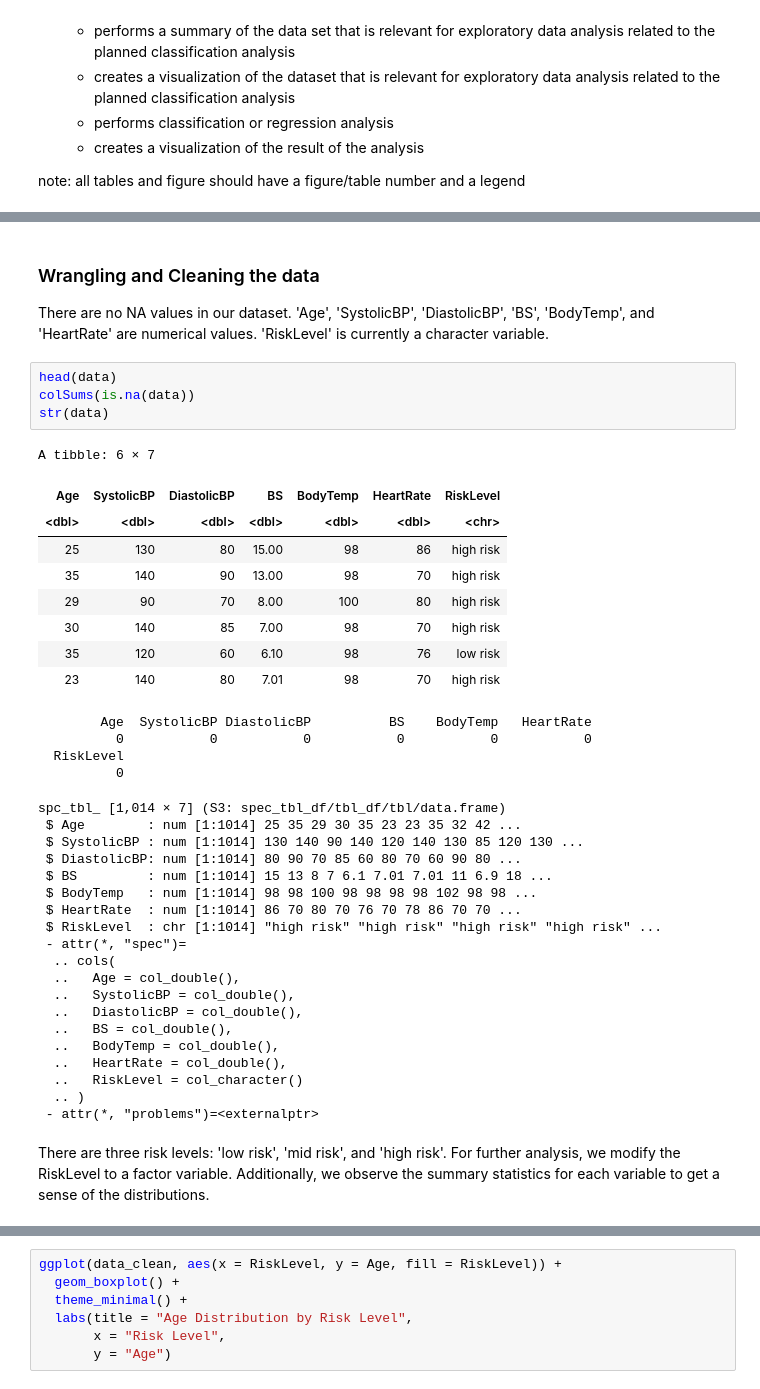
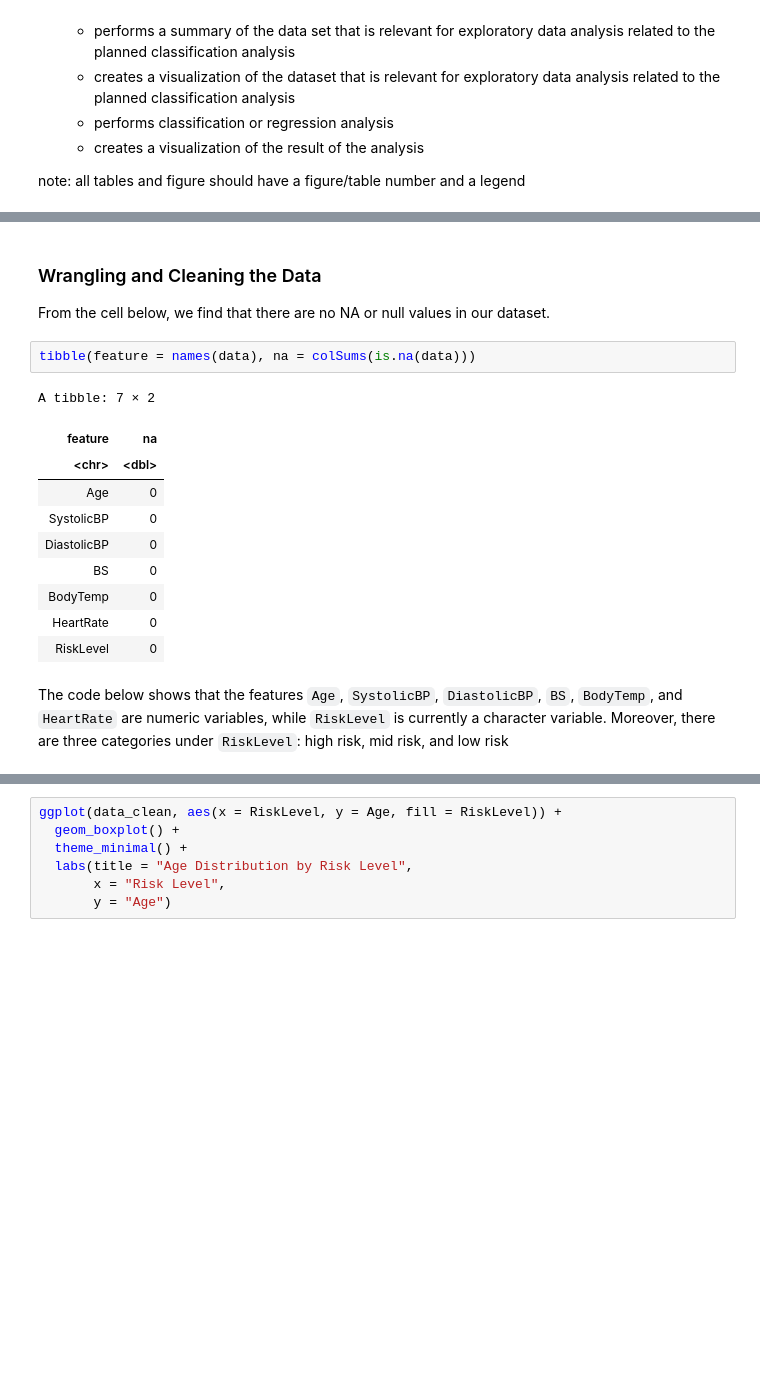
Before and after one commit to DSCI-310-2025/dsci-310-group-03, a Jupyter notebook: data_analysis.ipynb, the cells around one changed output, grey strips where cells are left out. Saved outputs shown, nothing was run; the diff lists cells and outputs as text; blank space fills up the shorter version.

```diff
--- a/data_analysis.ipynb
+++ b/data_analysis.ipynb
@@ -72,42 +95,18 @@ dbl (6): Age, SystolicBP, DiastolicBP, BS, BodyTemp, HeartRate
 # %% [markdown]
-### Wrangling and Cleaning the data
-There are no NA values in our dataset. 'Age', 'SystolicBP', 'DiastolicBP', 'BS', 'BodyTemp', and 'HeartRate' are numerical values. 'RiskLevel' is currently a character variable.
+### Wrangling and Cleaning the Data
+From the cell below, we find that there are no NA or null values in our dataset.
 # %%
-head(data)
-colSums(is.na(data))
-str(data)
+tibble(feature = names(data), na = colSums(is.na(data)))
 # %% [output]
-A tibble: 6 × 7
+A tibble: 7 × 2
-| Age | SystolicBP | DiastolicBP | BS | BodyTemp | HeartRate | RiskLevel |
-| <dbl> | <dbl> | <dbl> | <dbl> | <dbl> | <dbl> | <chr> |
-| 25 | 130 | 80 | 15.00 | 98 | 86 | high risk |
-| 35 | 140 | 90 | 13.00 | 98 | 70 | high risk |
-| 29 | 90 | 70 | 8.00 | 100 | 80 | high risk |
-| 30 | 140 | 85 | 7.00 | 98 | 70 | high risk |
-| 35 | 120 | 60 | 6.10 | 98 | 76 | low risk |
-| 23 | 140 | 80 | 7.01 | 98 | 70 | high risk |
+| feature | na |
+| <chr> | <dbl> |
+| Age | 0 |
+| SystolicBP | 0 |
+| DiastolicBP | 0 |
+| BS | 0 |
+| BodyTemp | 0 |
+| HeartRate | 0 |
+| RiskLevel | 0 |
-        Age  SystolicBP DiastolicBP          BS    BodyTemp   HeartRate
-          0           0           0           0           0           0
-  RiskLevel
-          0
-spc_tbl_ [1,014 × 7] (S3: spec_tbl_df/tbl_df/tbl/data.frame)
- $ Age        : num [1:1014] 25 35 29 30 35 23 23 35 32 42 ...
- $ SystolicBP : num [1:1014] 130 140 90 140 120 140 130 85 120 130 ...
- $ DiastolicBP: num [1:1014] 80 90 70 85 60 80 70 60 90 80 ...
- $ BS         : num [1:1014] 15 13 8 7 6.1 7.01 7.01 11 6.9 18 ...
- $ BodyTemp   : num [1:1014] 98 98 100 98 98 98 98 102 98 98 ...
- $ HeartRate  : num [1:1014] 86 70 80 70 76 70 78 86 70 70 ...
- $ RiskLevel  : chr [1:1014] "high risk" "high risk" "high risk" "high risk" ...
- - attr(*, "spec")=
-  .. cols(
-  ..   Age = col_double(),
-  ..   SystolicBP = col_double(),
-  ..   DiastolicBP = col_double(),
-  ..   BS = col_double(),
-  ..   BodyTemp = col_double(),
-  ..   HeartRate = col_double(),
-  ..   RiskLevel = col_character()
-  .. )
- - attr(*, "problems")=<externalptr>
-# %% [markdown]
-There are three risk levels: 'low risk', 'mid risk', and 'high risk'. For further analysis, we modify the RiskLevel to a factor variable. Additionally, we observe the summary statistics for each variable to get a sense of the distributions.
+# %% [markdown]
+The code below shows that the features `Age`, `SystolicBP`, `DiastolicBP`, `BS`, `BodyTemp`, and `HeartRate` are numeric variables, while `RiskLevel` is currently a character variable. Moreover, there are three categories under `RiskLevel`: high risk, mid risk, and low risk
```
Also changed, not shown: parts of 31 cells of this notebook.
